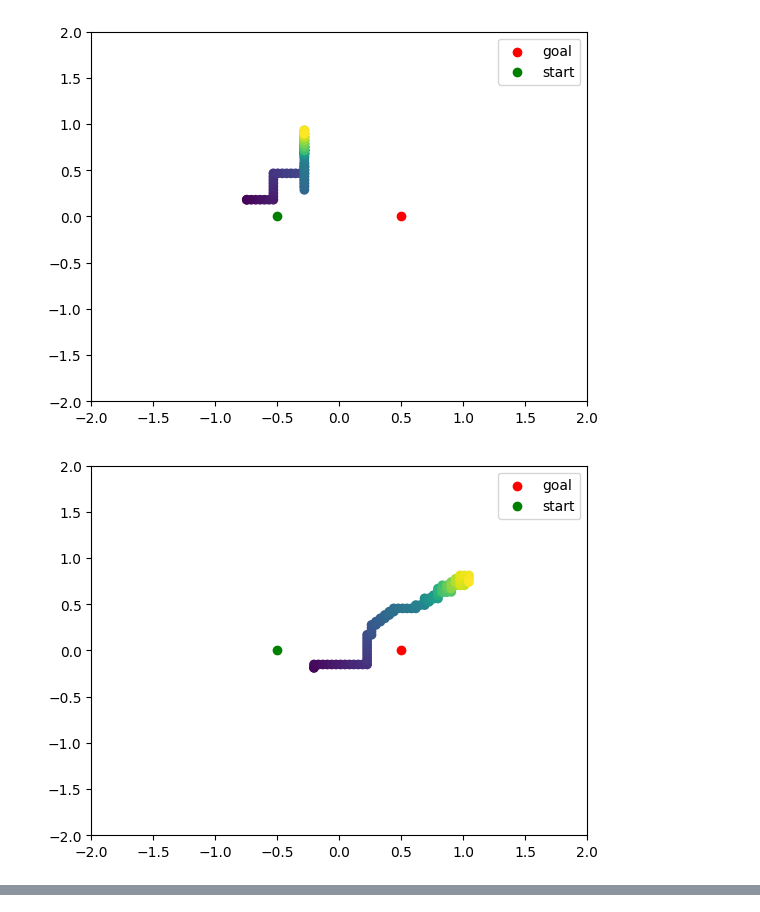
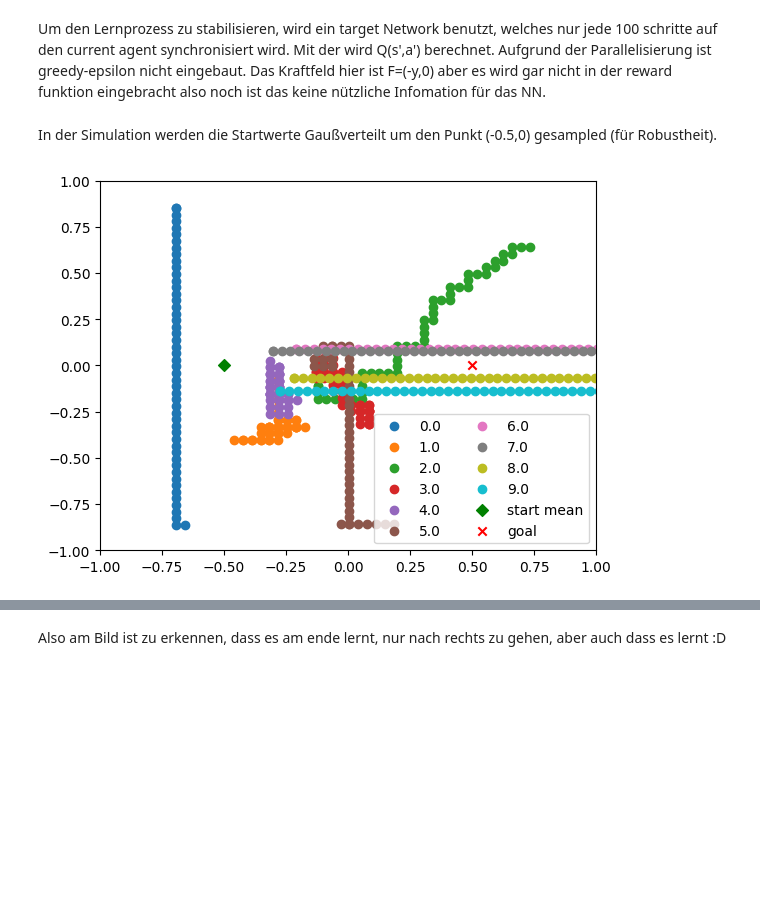
Before and after one commit to EvanderCorvus/AgentSimulation, a Jupyter notebook: main.ipynb, the cells around one changed output, grey strips where cells are left out. Drawn from its saved outputs; the diff is of its cells as text; code cells hidden in the pictures; blank space fills up the shorter version.

```diff
--- a/main.ipynb
+++ b/main.ipynb
@@ -8,0 +14,7 @@ device = tr.device('cuda' if tr.cuda.is_available() else 'cpu')
+# %%
+#hyperparameters
+parallel_dim = 256
+epoch = 10
+t_update = 100
+g = 0.5
+max_steps = 50
@@ -43,7 +50,7 @@ class Agent(nn.Module):
         return x4
 
 
-    def move(self,Q,e):
+    def move(self,Q): #without greedy epsilon
 
         L=tr.argmax(Q,dim=1)
         a = tr.tensor(0.0357,dtype=tr.float).to(device)
@@ -54,7 +61,7 @@ class Agent(nn.Module):
         self.x+=dx
         self.y+=dy
 
-def R(x,y,F,Q):
+def R(x,y,F,Q):#Reward Funktion ist die Distanz zum Ziel
     #if (round(x,2),round(y,2))==(0.5,0.): return 10
     # u = F/tr.norm(F)
     # td = d(tr.argmax(Q))
@@ -66,5 +73,8 @@ def R(x,y,F,Q):
 
     dist = tr.stack([x-0.5,y],dim=1).to(device)
     return -tr.norm(dist,dim=1)
+# %% [markdown]
+Um den Lernprozess zu stabilisieren, wird ein target Network benutzt, welches nur jede 100 schritte auf den current agent synchronisiert wird. Mit der wird Q(s',a') berechnet. Aufgrund der Parallelisierung ist greedy-epsilon nicht eingebaut.
+Das Kraftfeld hier ist F=(-y,0) aber es wird gar nicht in der reward funktion eingebracht also noch ist das keine nützliche Infomation für das NN.
 # %%
 #Simulation Setup
@@ -112,34 +124,37 @@ def episode(agent,t_agent,t_update, max_steps,g,optimizer):
 
 
     return X,Y
+# %% [markdown]
+In der Simulation werden die Startwerte Gaußverteilt um den Punkt (-0.5,0) gesampled (für Robustheit).
 # %%
 #Simulation
 
-x = tr.randn(128, dtype=tr.float).to(device)/2-0.5
-y = tr.randn(128, dtype=tr.float).to(device)/2
+x = tr.randn(parallel_dim, dtype=tr.float).to(device)/2-0.5
+y = tr.randn(parallel_dim, dtype=tr.float).to(device)/2
 agent = Agent(x,y).to(device)
 
 t_agent = Agent(x,y).to(device)
 t_agent.load_state_dict(agent.state_dict()) #copies weights from agent to t_agent
 t_agent.eval()
 
-t_update = 100
+
 optimizer = tr.optim.Adam(agent.parameters(), lr=0.001)
 
-#X,Y = episode(agent, t_agent, t_update = 100, max_steps = 500, g=0.4, optimizer=optimizer)
-for epoch in range(10):
-    X,Y = episode(agent, t_agent, t_update = 100, max_steps = 100, g=0.4, optimizer=optimizer)
-    agent.x = tr.randn(128, dtype=tr.float).to(device)/10-0.2
-    agent.y = tr.randn(128, dtype=tr.float).to(device)/10
+for i in range(epoch):
+    X,Y = episode(agent, t_agent, t_update = t_update, max_steps = max_steps, g=g, optimizer=optimizer)
+    agent.x = tr.randn(parallel_dim, dtype=tr.float).to(device)/10-0.2
+    agent.y = tr.randn(parallel_dim, dtype=tr.float).to(device)/10
     x,y = X[0].detach().to('cpu').numpy(),Y[0].detach().to('cpu').numpy()
 
-    plt.scatter(x,y,c=np.arange(len(x)),cmap='viridis')
-    plt.scatter(0.5,0,c='r',label='goal')
-    plt.scatter(-0.5,0,c='g',label='start')
-    plt.legend()
-    plt.xlim(-2,2)
-    plt.ylim(-2,2)
-    plt.show()
+    plt.scatter(x,y,label=float(i))#,c=np.arange(len(x)),cmap='viridis')
+
+
+plt.xlim(-1,1)
+plt.ylim(-1,1)
+plt.scatter(-0.5,0,c='g',label='start mean',marker='D')
+plt.scatter(0.5,0,c='r',label='goal',marker='x')
+
+plt.legend(ncol=2,loc='best')
+plt.show()
 # %% [output]
-[figure, old version]
+[figure, new version]
-[figure, removed]
@@ -153,0 +161,2 @@ for epoch in range(10):
+# %% [markdown]
+Also am Bild ist zu erkennen, dass es am ende lernt, nur nach rechts zu gehen, aber auch dass es lernt :D
```
Also changed, not shown: parts of 6 cells of this notebook.
